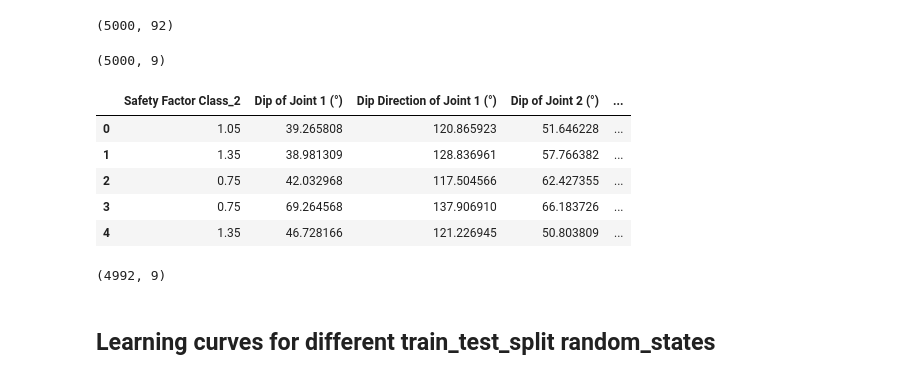
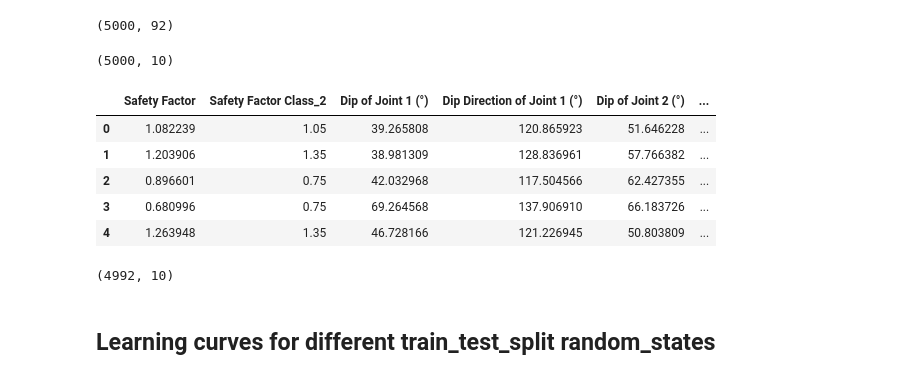
Before and after one commit to beverlyyang/geosciences-machine-learning-in-engineering-geology, a Jupyter notebook: ML Models/Model 11b.ipynb, the cells around one changed output. Cells and saved outputs as stored; diff of their text form; code cells hidden in the pictures.

```diff
--- a/ML Models/Model 11b.ipynb
+++ b/ML Models/Model 11b.ipynb
@@ -37,24 +37,24 @@ print(np.shape(data))
 (5000, 92)
 # %%
 # get data specifically for the modelling (i.e., the inputs and output)
-data_model = data[["Safety Factor Class_2","Dip of Joint 1 (°)","Dip Direction of Joint 1 (°)","Dip of Joint 2 (°)","Dip Direction of Joint 2 (°)","Dip of Slope (°)","Dip Direction of Slope (°)","Friction Angle of Joint 1 (°)","Friction Angle of Joint 2 (°)"]]
+data_model = data[["Safety Factor","Safety Factor Class_2","Dip of Joint 1 (°)","Dip Direction of Joint 1 (°)","Dip of Joint 2 (°)","Dip Direction of Joint 2 (°)","Dip of Slope (°)","Dip Direction of Slope (°)","Friction Angle of Joint 1 (°)","Friction Angle of Joint 2 (°)"]]
 print(np.shape(data_model))
 data_model.head()
 # %% [output]
-(5000, 9)
+(5000, 10)
-|  | Safety Factor Class_2 | Dip of Joint 1 (°) | Dip Direction of Joint 1 (°) | Dip of Joint 2 (°) | ... |
-| 0 | 1.05 | 39.265808 | 120.865923 | 51.646228 | ... |
-| 1 | 1.35 | 38.981309 | 128.836961 | 57.766382 | ... |
-| 2 | 0.75 | 42.032968 | 117.504566 | 62.427355 | ... |
-| 3 | 0.75 | 69.264568 | 137.906910 | 66.183726 | ... |
-| 4 | 1.35 | 46.728166 | 121.226945 | 50.803809 | ... |
+|  | Safety Factor | Safety Factor Class_2 | Dip of Joint 1 (°) | Dip Direction of Joint 1 (°) | Dip of Joint 2 (°) | ... |
+| 0 | 1.082239 | 1.05 | 39.265808 | 120.865923 | 51.646228 | ... |
+| 1 | 1.203906 | 1.35 | 38.981309 | 128.836961 | 57.766382 | ... |
+| 2 | 0.896601 | 0.75 | 42.032968 | 117.504566 | 62.427355 | ... |
+| 3 | 0.680996 | 0.75 | 69.264568 | 137.906910 | 66.183726 | ... |
+| 4 | 1.263948 | 1.35 | 46.728166 | 121.226945 | 50.803809 | ... |
 # %%
 # remove any realizations that are not kinematically possible and any duplicates
 data_model =  data_model.dropna()
 data_model = data_model.drop_duplicates()
 print(np.shape(data_model))
 # %% [output]
-(4992, 9)
+(4992, 10)
 # %%
 data_model['Safety Factor Class_2'] = data_model['Safety Factor Class_2'].apply(str)
 # %% [markdown]
```
Also changed, not shown: parts of 9 cells of this notebook, 9 other files.
